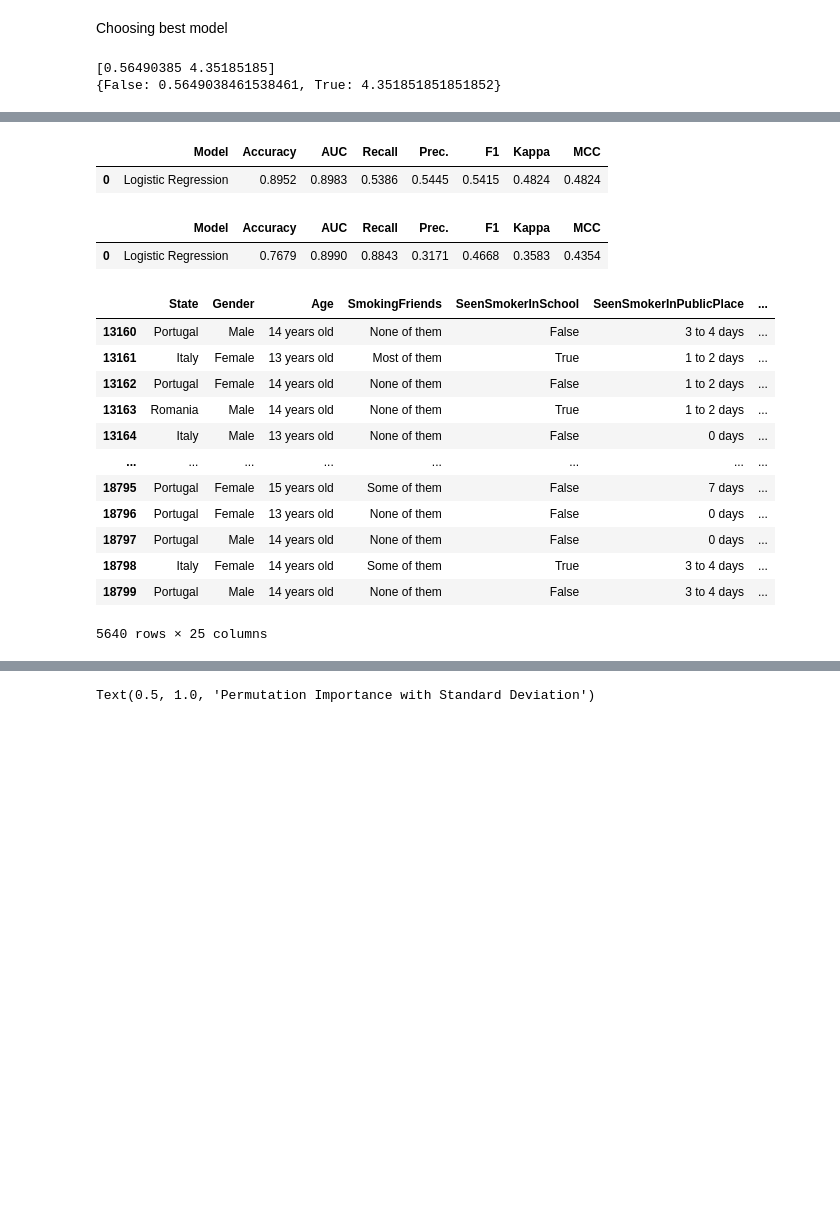
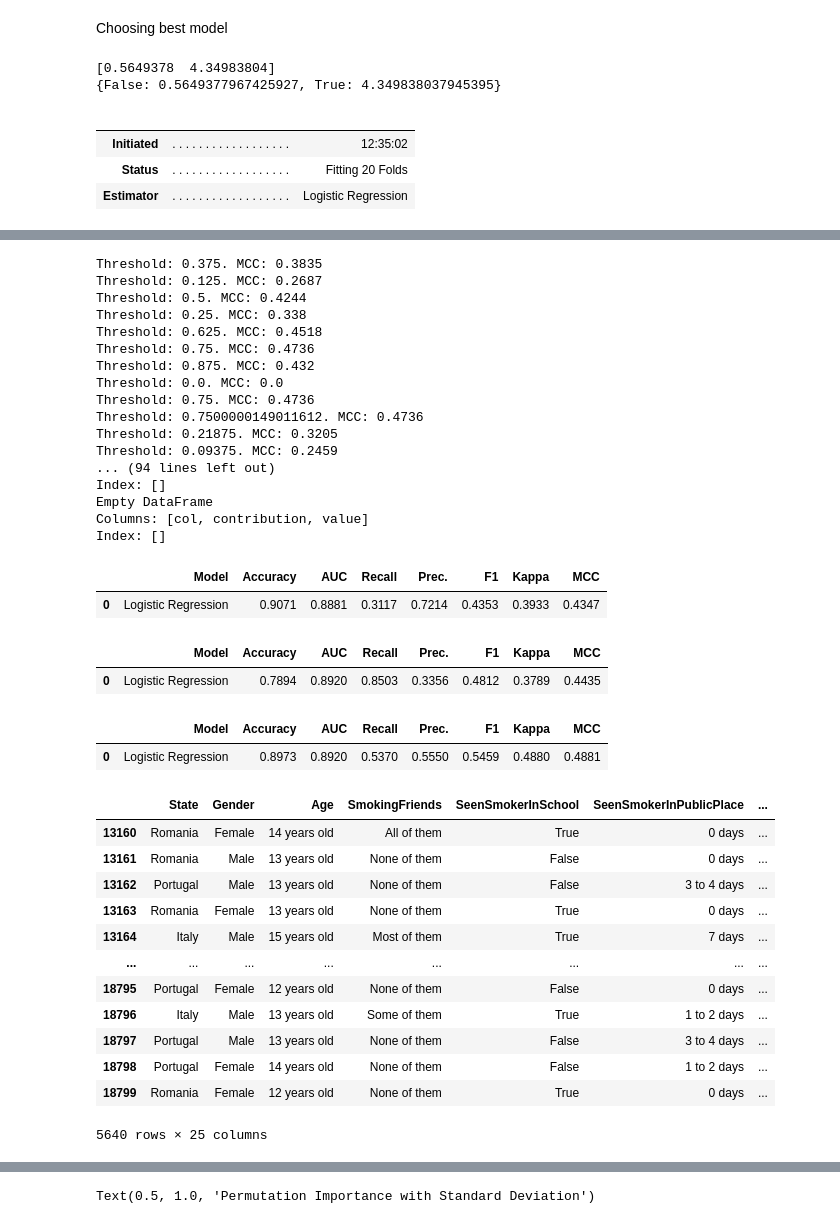
Before and after one commit to frazah/tobacco-analysis, a Jupyter notebook: src/notebooks/youth copy.ipynb, the cells around one changed output, grey strips where cells are left out. Saved outputs shown, nothing was run; the diff lists cells and outputs as text; code cells hidden in the pictures; blank space fills up the shorter version.

```diff
--- a/src/notebooks/youth copy.ipynb
+++ b/src/notebooks/youth copy.ipynb
@@ -333,7 +332,7 @@ Choosing best model
 # get the unique classes
 classes = merged_df['Smoke'].unique()
 # class_weights = compute_class_weight(class_weight={0:false_weight, 1:true_weight}, classes=classes, y=merged_df['Smoke'],)
-class_weights = compute_class_weight(class_weight="balanced", classes=classes, y=merged_df['Smoke'],)
+class_weights = compute_class_weight(class_weight="balanced", classes=classes, y=merged_df['Smoke'])
 
 print(class_weights)
 
@@ -344,12 +343,27 @@ print(new_weights)
 
 model = pc.create_model('lr', fold=20)
 weighted_model = pc.create_model('lr', fold=20, class_weight=new_weights)
+optimized_model = pc.optimize_threshold(weighted_model, optimize='MCC')
+
+# # tune probability_threshold for the weighted model
+# params = {'probability_threshold': [0.5, 0.6, 0.7, 0.77, 0.8, 0.9]}
+# tuned_weighted_model = pc.tune_model(weighted_model, optimize='MCC', custom_grid=params)
+
 # model = best
 
 pc.predict_model(model)
 pc.predict_model(weighted_model)
+pc.predict_model(optimized_model)
 
+
+# plot the mcc curve for the tuned weighted model with probability threshold as x axis
+# pc.plot_model(tuned_weighted_model, plot='threshold')
 # pc.evaluate_model(model)
 # %% [output]
-[0.56490385 4.35185185]
-{False: 0.5649038461538461, True: 4.351851851851852}
+[0.5649378  4.34983804]
+{False: 0.5649377967425927, True: 4.349838037945395}
+|  |  |  |
+|  |  |  |
+| Initiated | . . . . . . . . . . . . . . . . . . | 12:35:02 |
+| Status | . . . . . . . . . . . . . . . . . . | Fitting 20 Folds |
+| Estimator | . . . . . . . . . . . . . . . . . . | Logistic Regression |
@@ -396,17 +409,36 @@ pc.predict_model(weighted_model)
-|  | Model | Accuracy | AUC | Recall | Prec. | F1 | Kappa | MCC |
-| 0 | Logistic Regression | 0.8952 | 0.8983 | 0.5386 | 0.5445 | 0.5415 | 0.4824 | 0.4824 |
+Threshold: 0.375. MCC: 0.3835
+Threshold: 0.125. MCC: 0.2687
+Threshold: 0.5. MCC: 0.4244
+Threshold: 0.25. MCC: 0.338
+Threshold: 0.625. MCC: 0.4518
+Threshold: 0.75. MCC: 0.4736
+Threshold: 0.875. MCC: 0.432
+Threshold: 0.0. MCC: 0.0
+Threshold: 0.75. MCC: 0.4736
+Threshold: 0.7500000149011612. MCC: 0.4736
+Threshold: 0.21875. MCC: 0.3205
+Threshold: 0.09375. MCC: 0.2459
+... (94 lines left out)
+Index: []
+Empty DataFrame
+Columns: [col, contribution, value]
+Index: []
 |  | Model | Accuracy | AUC | Recall | Prec. | F1 | Kappa | MCC |
-| 0 | Logistic Regression | 0.7679 | 0.8990 | 0.8843 | 0.3171 | 0.4668 | 0.3583 | 0.4354 |
+| 0 | Logistic Regression | 0.9071 | 0.8881 | 0.3117 | 0.7214 | 0.4353 | 0.3933 | 0.4347 |
-|  | State | Gender | Age | SmokingFriends | SeenSmokerInSchool | SeenSmokerInPublicPlace | ... |
-| 13160 | Portugal | Male | 14 years old | None of them | False | 3 to 4 days | ... |
-| 13161 | Italy | Female | 13 years old | Most of them | True | 1 to 2 days | ... |
-| 13162 | Portugal | Female | 14 years old | None of them | False | 1 to 2 days | ... |
-| 13163 | Romania | Male | 14 years old | None of them | True | 1 to 2 days | ... |
-| 13164 | Italy | Male | 13 years old | None of them | False | 0 days | ... |
-| ... | ... | ... | ... | ... | ... | ... | ... |
-| 18795 | Portugal | Female | 15 years old | Some of them | False | 7 days | ... |
-| 18796 | Portugal | Female | 13 years old | None of them | False | 0 days | ... |
-| 18797 | Portugal | Male | 14 years old | None of them | False | 0 days | ... |
-| 18798 | Italy | Female | 14 years old | Some of them | True | 3 to 4 days | ... |
-| 18799 | Portugal | Male | 14 years old | None of them | False | 3 to 4 days | ... |
+|  | Model | Accuracy | AUC | Recall | Prec. | F1 | Kappa | MCC |
+| 0 | Logistic Regression | 0.7894 | 0.8920 | 0.8503 | 0.3356 | 0.4812 | 0.3789 | 0.4435 |
-5640 rows × 25 columns
+|  | Model | Accuracy | AUC | Recall | Prec. | F1 | Kappa | MCC |
+| 0 | Logistic Regression | 0.8973 | 0.8920 | 0.5370 | 0.5550 | 0.5459 | 0.4880 | 0.4881 |
+|  | State | Gender | Age | SmokingFriends | SeenSmokerInSchool | SeenSmokerInPublicPlace | ... |
+| 13160 | Romania | Female | 14 years old | All of them | True | 0 days | ... |
+| 13161 | Romania | Male | 13 years old | None of them | False | 0 days | ... |
+| 13162 | Portugal | Male | 13 years old | None of them | False | 3 to 4 days | ... |
+| 13163 | Romania | Female | 13 years old | None of them | True | 0 days | ... |
+| 13164 | Italy | Male | 15 years old | Most of them | True | 7 days | ... |
+| ... | ... | ... | ... | ... | ... | ... | ... |
+| 18795 | Portugal | Female | 12 years old | None of them | False | 0 days | ... |
+| 18796 | Italy | Male | 13 years old | Some of them | True | 1 to 2 days | ... |
+| 18797 | Portugal | Male | 13 years old | None of them | False | 3 to 4 days | ... |
+| 18798 | Portugal | Female | 14 years old | None of them | False | 1 to 2 days | ... |
+| 18799 | Romania | Female | 12 years old | None of them | True | 0 days | ... |
+5640 rows × 25 columns
```
Also changed, not shown: parts of 3 cells of this notebook, 2 other files.
